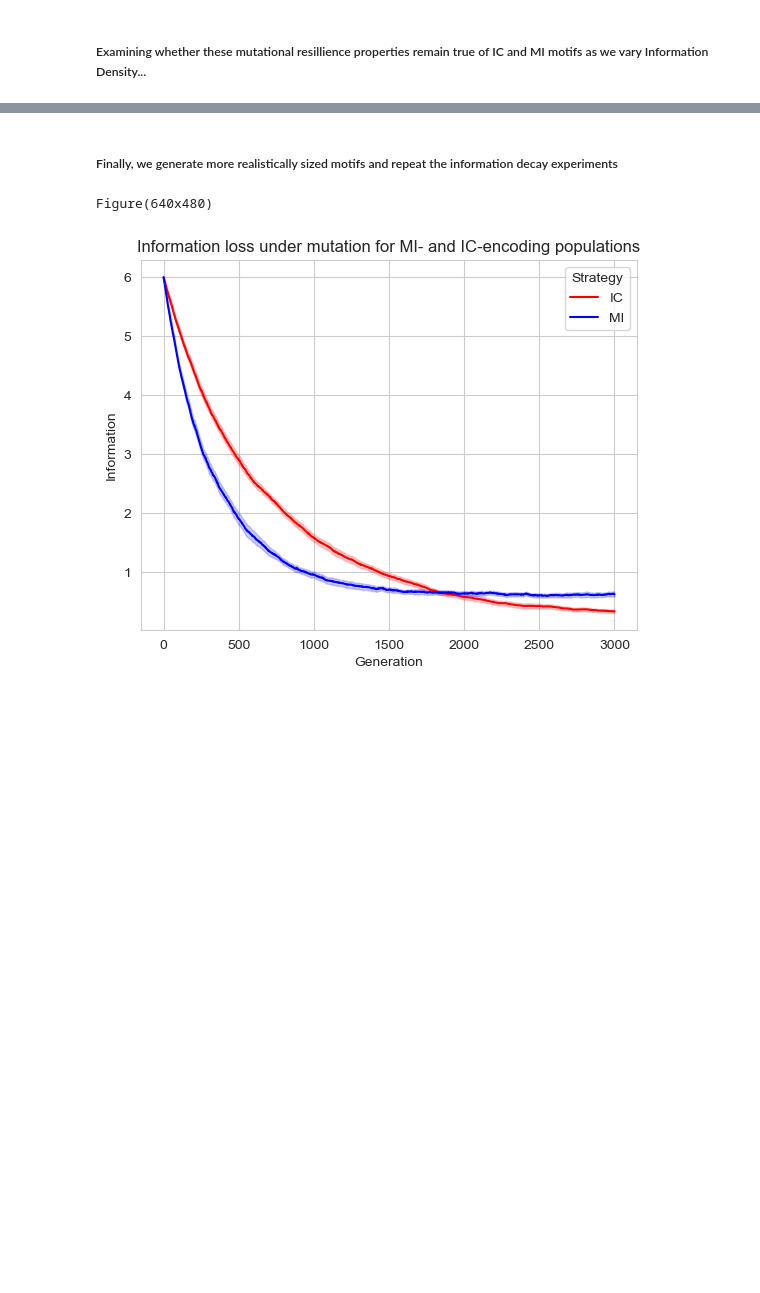
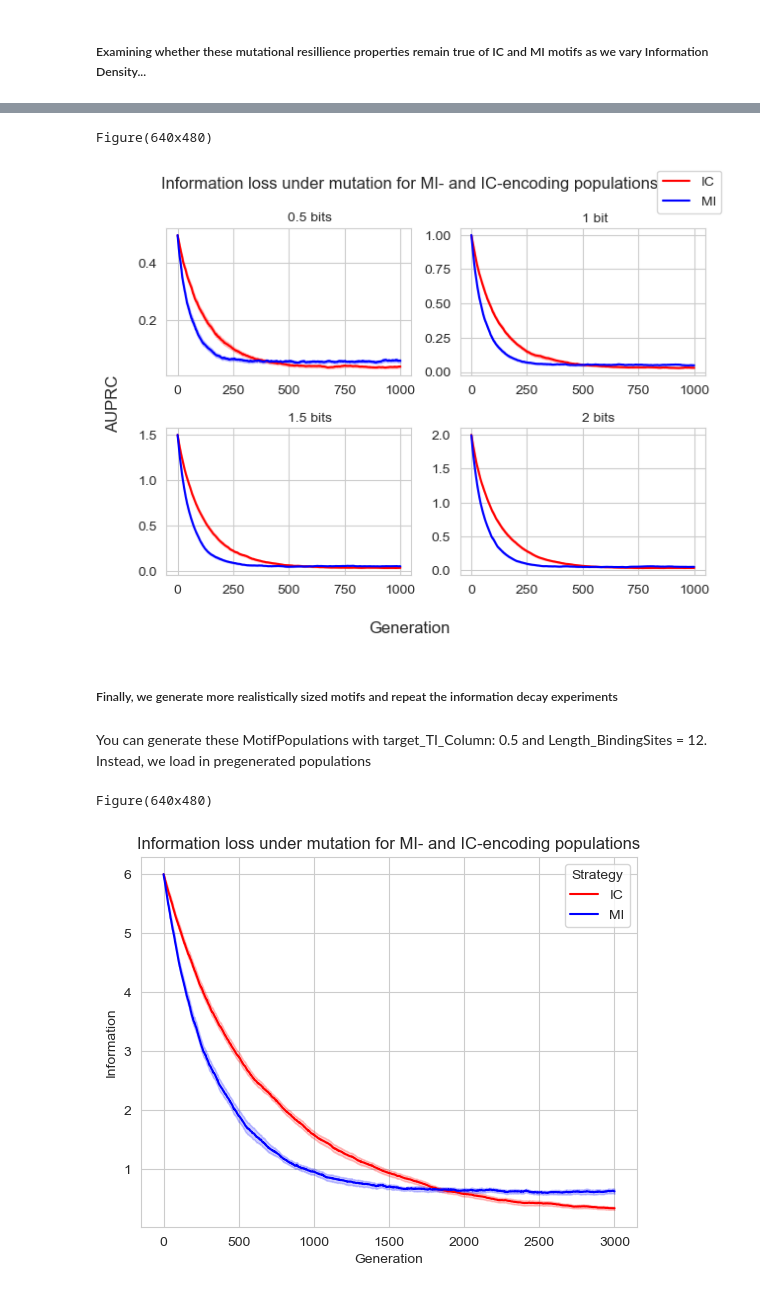
Before and after one commit to ErillLab/ITTF, a Jupyter notebook: tutorial.ipynb, the cells around one changed output, grey strips where cells are left out. Drawn from its saved outputs; the diff is of its cells as text; code cells hidden in the pictures; blank space fills up the shorter version.

```diff
--- a/tutorial.ipynb
+++ b/tutorial.ipynb
@@ -223,5 +252,15 @@ KeyboardInterrupt:
 # %%
-print(src.figureFunctions.Figure2([f"./Output/Notebook/informationDecay_{TI}{strategy}_fig2.json"]))
+fig2_fileList = []
+for TI in TIlist:
+    fig2_fileList.append([f"./Notebook/Results/Figure_2/informationDecay_{TI}bitIC.csv",
+                          f"./Notebook/Results/Figure_2/informationDecay_{TI}bitMI.csv" ])
+fig2_fileList
+print(src.figureFunctions.Figure2(fig2_fileList))
+# %% [output]
+Figure(640x480)
+[figure, added]
 # %% [markdown]
 ##### Finally, we generate more realistically sized motifs and repeat the information decay experiments
+# %% [markdown]
+You can generate these MotifPopulations with target_TI_Column: 0.5 and Length_BindingSites = 12. Instead, we load in pregenerated populations
 # %%
```
Also changed, not shown: parts of 19 cells of this notebook, 3 other files.
